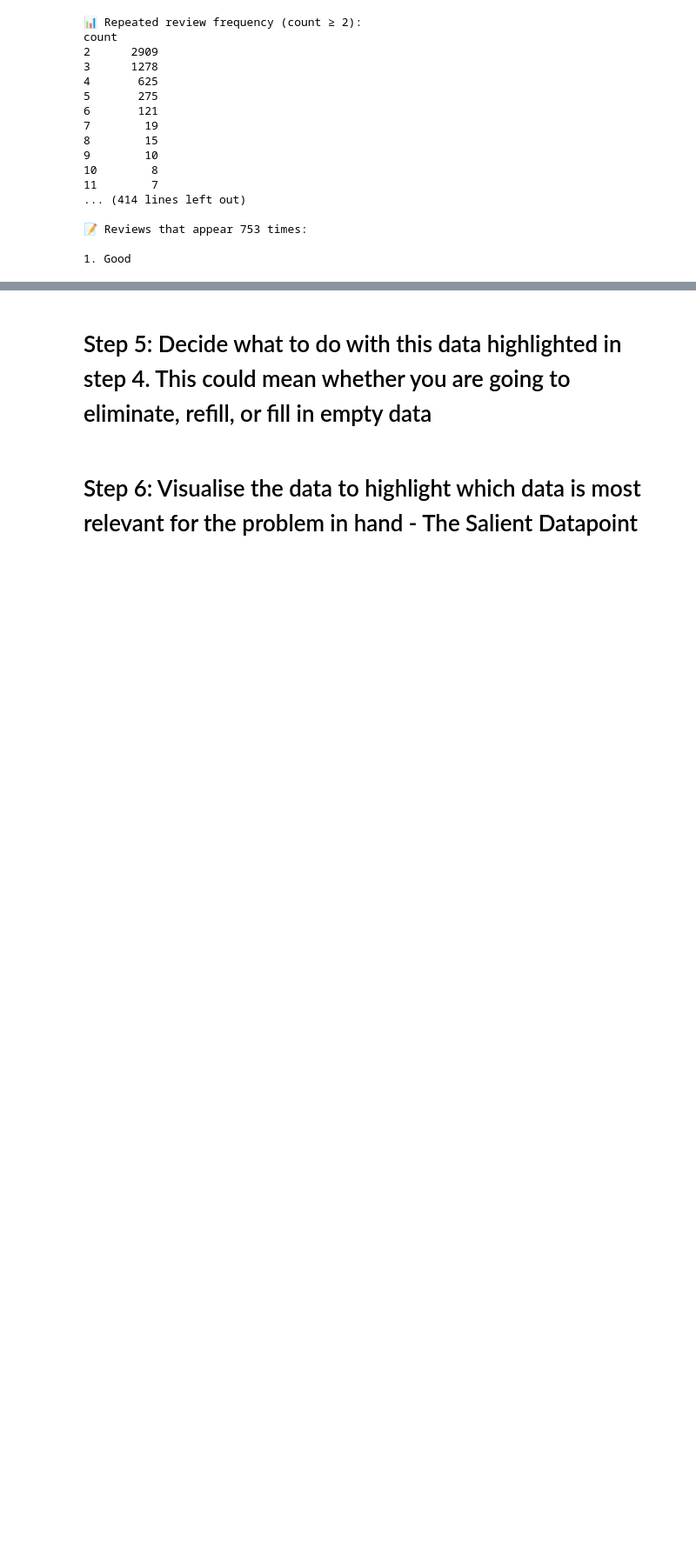
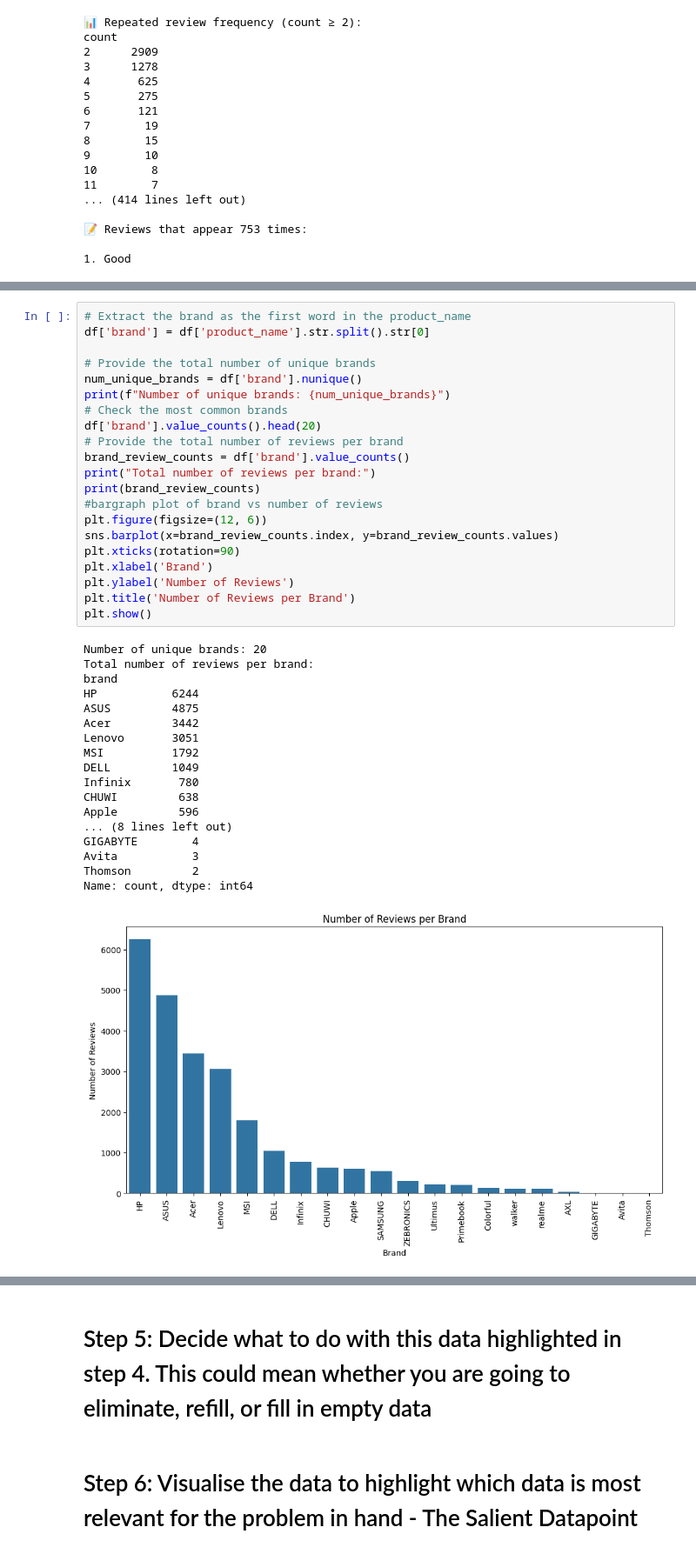
Before and after one commit to gnm001/Mod9, a Jupyter notebook: MSAI7_20.1_9_6_1. Joseph Mario Maggi.ipynb, the cells around one changed output, grey strips where cells are left out. Shown at 87% size. Drawn from its saved outputs; the diff is of its cells as text; blank space fills up the shorter version.

Commit message:
Progressing with the data analysis.  Focusing on the brand to overall rating relationship

```diff
--- a/MSAI7_20.1_9_6_1. Joseph Mario Maggi.ipynb
+++ b/MSAI7_20.1_9_6_1. Joseph Mario Maggi.ipynb
@@ -350,0 +368,40 @@ product_summary.sort_values(by='rating_discrepancy_pct', ascending=False)
+# %%
+# Extract the brand as the first word in the product_name
+df['brand'] = df['product_name'].str.split().str[0]
+
+# Provide the total number of unique brands
+num_unique_brands = df['brand'].nunique()
+print(f"Number of unique brands: {num_unique_brands}")
+# Check the most common brands
+df['brand'].value_counts().head(20)
+# Provide the total number of reviews per brand
+brand_review_counts = df['brand'].value_counts()
+print("Total number of reviews per brand:")
+print(brand_review_counts)
+#bargraph plot of brand vs number of reviews
+plt.figure(figsize=(12, 6))
+sns.barplot(x=brand_review_counts.index, y=brand_review_counts.values)
+plt.xticks(rotation=90)
+plt.xlabel('Brand')
+plt.ylabel('Number of Reviews')
+plt.title('Number of Reviews per Brand')
+plt.show()
+# %% [output]
+Number of unique brands: 20
+Total number of reviews per brand:
+brand
+HP           6244
+ASUS         4875
+Acer         3442
+Lenovo       3051
+MSI          1792
+DELL         1049
+Infinix       780
+CHUWI         638
+Apple         596
+... (8 lines left out)
+GIGABYTE        4
+Avita           3
+Thomson         2
+Name: count, dtype: int64
+[figure, added]
```
Also changed, not shown: parts of 8 cells of this notebook, 1 other file.
